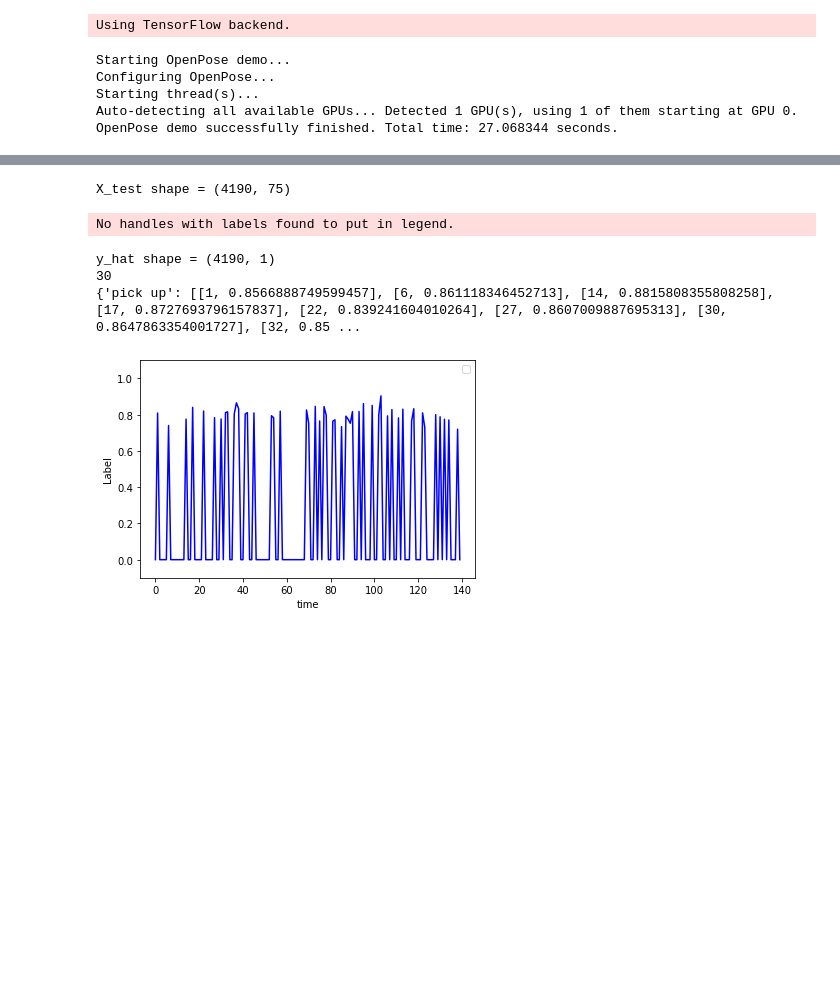
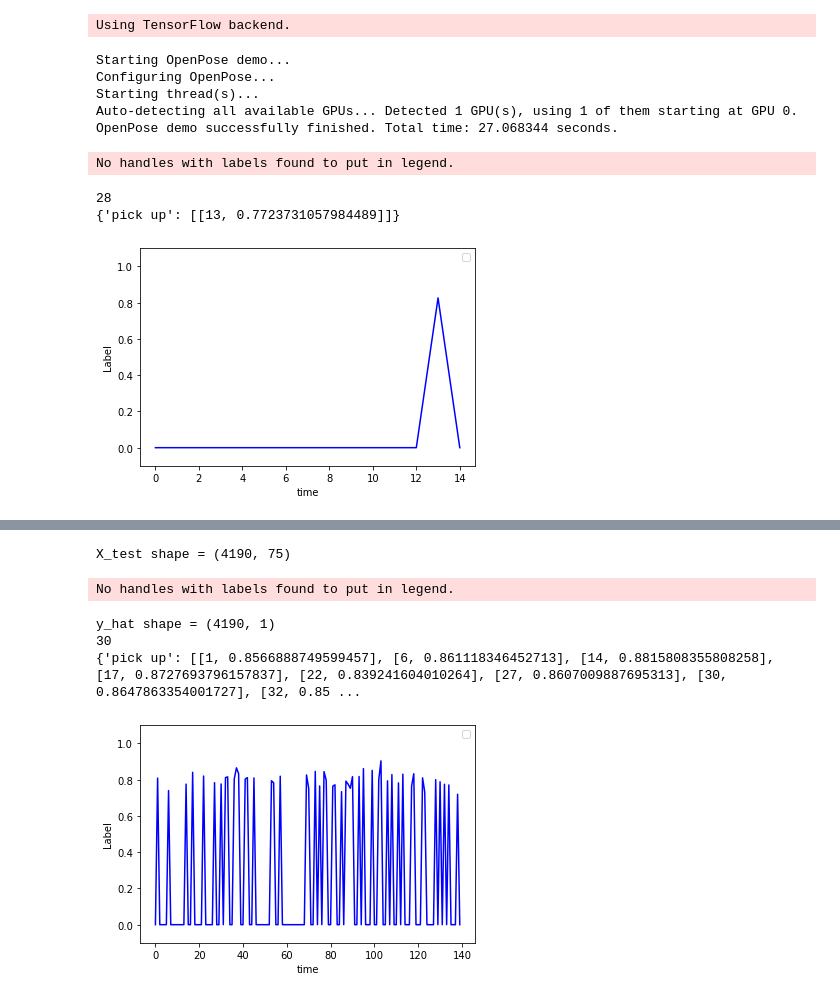
Before and after one commit to Mahinramezani/human_action_classification_ANN, a Jupyter notebook: code/test.ipynb, the cells around one changed output, grey strips where cells are left out. Saved outputs shown, nothing was run; the diff lists cells and outputs as text; code cells hidden in the pictures; blank space fills up the shorter version.

```diff
--- a/code/test.ipynb
+++ b/code/test.ipynb
@@ -44,8 +44,8 @@ Starting thread(s)...
 Auto-detecting all available GPUs... Detected 1 GPU(s), using 1 of them starting at GPU 0.
 OpenPose demo successfully finished. Total time: 27.068344 seconds.
 # %%
-path = '/scratch/user/mahin/ANN/test/'
-model = load_model('/scratch/user/mahin/ANN/model5.h5')
+path = '/scratch/user/mahin/ANN/final_test_12/'
+model = load_model('/scratch/user/mahin/ANN/model5-5_newdata.h5')
 
 def test_prepare_data(file_name, path):
     d = list()
@@ -61,9 +61,9 @@ def test_prepare_data(file_name, path):
 def testing(file_name, n_sec):
     test = np.array(test_prepare_data(file_name, path))
     X_test = np.array(test)
-    print("X_test shape = %s"%(str(X_test.shape)))
+    #print("X_test shape = %s"%(str(X_test.shape)))
     y_hat = model.predict(X_test)
-    print("y_hat shape = %s"%(str(y_hat.shape)))
+    #print("y_hat shape = %s"%(str(y_hat.shape)))
 
     frame_per_sec = int(np.ceil(y_hat.shape[0] / n_sec))
     print(frame_per_sec)
@@ -71,25 +71,20 @@ def testing(file_name, n_sec):
     arr2 = y_hat[(n_sec - 1) * frame_per_sec:]
     arr1 = arr1.reshape(n_sec - 1, frame_per_sec)
 
-    th = 0.8
-    th2 = 0.7
+    #print(arr1)
+    #print(arr2)
+
+    th = 0.7
+    th2 = 0.35
     y_hat_class = np.zeros(n_sec)
     for m in range(arr1.shape[0]):
         a = arr1[m]
-        aa = a[a > th]
-        aaa = a[a > th2]
-        if aa.shape[0] >= (frame_per_sec * 0.2):
-            y_hat_class[m] = np.mean(a[a > 0.5])
-        elif aaa.shape[0] >= (frame_per_sec * 0.7):
+        if (np.quantile(a, .75) >= th and np.quantile(a, .25) >= th2):
             y_hat_class[m] = np.mean(a[a > 0.5])
 
         if(m == arr1.shape[0] - 1):
             a = arr2
-            aa = a[a > th]
-            aaa = a[a > th2]
-            if aa.shape[0] >= (arr2.shape[0] * 0.25):
-                y_hat_class[m + 1] = np.mean(a[a > 0.5])
-            elif aaa.shape[0] >= (arr2.shape[0] * 0.8):
+            if (np.quantile(a, .75) >= th and np.quantile(a, .25) >= th2):
                 y_hat_class[m + 1] = np.mean(a[a > 0.5])
 
     # show the figure
@@ -99,6 +94,8 @@ def testing(file_name, n_sec):
     plt.xlabel('time')
     plt.ylim([-0.1 , 1.1])
     plt.legend()
+    plt.savefig('/scratch/user/mahin/ANN/result/' + file_name + '_model5-5_newdata.png')
+
 
     # create json file
     y_j = 0
@@ -124,7 +121,21 @@ def testing(file_name, n_sec):
     if (y_j > 0):
         j_dict = {"pick up": p_list}
     else:
-        j_dict = {"pick up": [0, float(y_hat[0])] }
+        j_dict = {"pick up": [0, 0] }
 
     print(j_dict)
     return j_dict
+# %%
+# final_test_1
+
+file_name = '4400_1'
+n_sec = 15   # enter the length of video (sec)
+j_dict = testing(file_name, n_sec)
+
+with open(os.path.join(path, file_name + '.json'), 'w') as fp:
+    json.dump(j_dict, fp,  indent=4)
+# %% [output]
+No handles with labels found to put in legend.
+28
+{'pick up': [[13, 0.7723731057984489]]}
+[figure, added]
```
Also changed, not shown: parts of 11 cells of this notebook, 16 other files.
